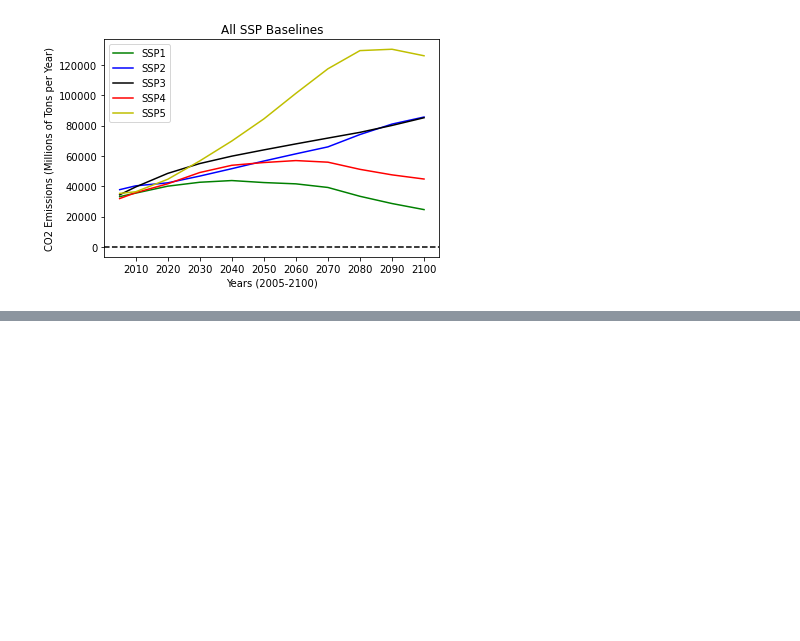
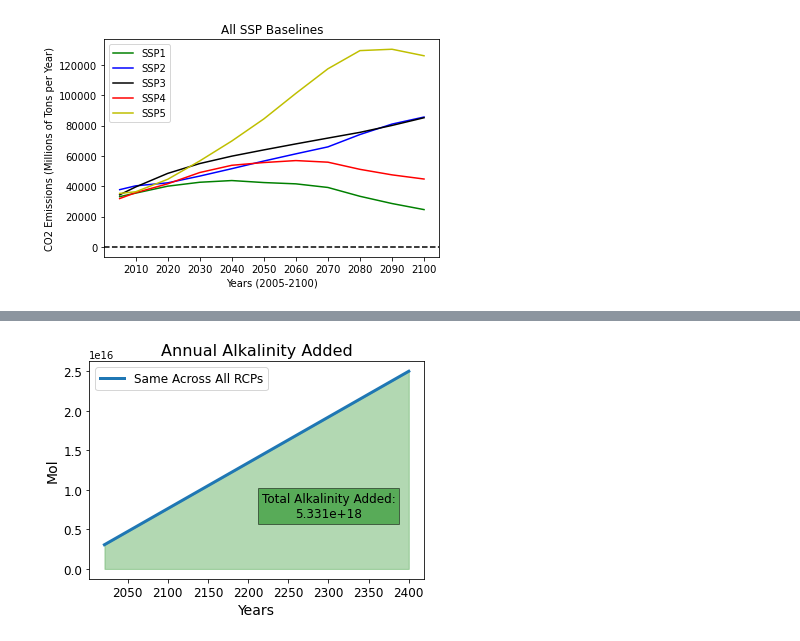
Before and after one commit to csun365/EPS-03, a Jupyter notebook: EPS-03.ipynb, the cells around one changed output, grey strips where cells are left out. Drawn from its saved outputs; the diff is of its cells as text; code cells hidden in the pictures; blank space fills up the shorter version.

```diff
--- a/EPS-03.ipynb
+++ b/EPS-03.ipynb
@@ -273,0 +359,13 @@ alk_scenario = pd.DataFrame(data=d, columns=['Year', 'Added Alkalinity (mol/year
+# %%
+# Total Alkalinity Added
+plt.plot(-1 * RCP26_alk.iloc[2021-1980:2401-1980,0], RCP26_alk.iloc[2021-1980:2401-1980,7], linewidth=3)
+plt.text(2300, 0.8e16, str('Total Alkalinity Added:\n' + str(RCP26_alk.iloc[2401-1980,-1])), horizontalalignment='center', verticalalignment='center', bbox=dict(facecolor='g', alpha=0.5), fontsize=12)
+plt.fill_between(-1 * RCP26_alk.iloc[2021-1980:2401-1980,0], 0, RCP26_alk.iloc[2021-1980:2401-1980,7], color='g', alpha=0.3)
+plt.tick_params(labelsize=12)
+plt.title('Annual Alkalinity Added', fontsize=16)
+plt.xlabel('Years', fontsize=14)
+plt.ylabel('Mol', fontsize=14)
+plt.legend(['Same Across All RCPs'], fontsize=12)
+plt.show()
+# %% [output]
+[figure, added]
```
Also changed, not shown: parts of 11 cells of this notebook.
